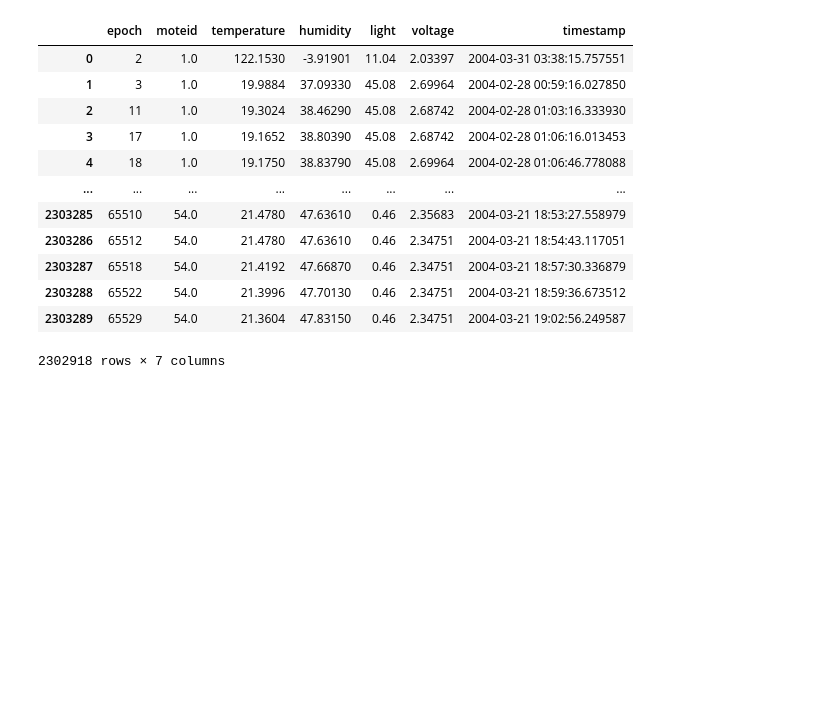
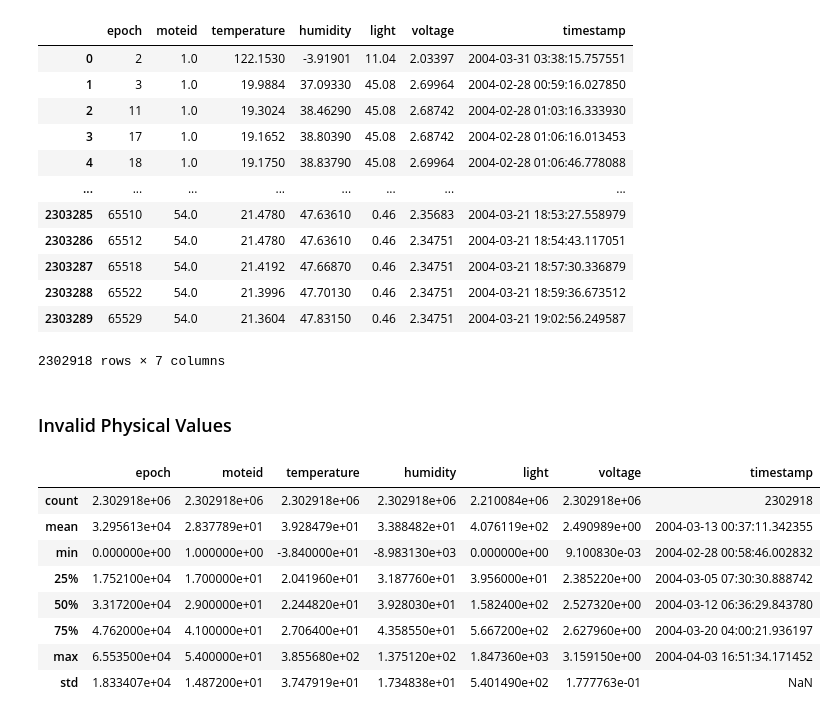
Before and after one commit to bletvaska/airflow101, a Jupyter notebook: notebooks/sensor.data.ipynb, the cells around one changed output. Cells and saved outputs as stored; diff of their text form; code cells hidden in the pictures; blank space fills up the shorter version.

```diff
--- a/notebooks/sensor.data.ipynb
+++ b/notebooks/sensor.data.ipynb
@@ -95,3 +99,17 @@ df
 | 2303288 | 65522 | 54.0 | 21.3996 | 47.70130 | 0.46 | 2.34751 | 2004-03-21 18:59:36.673512 |
 | 2303289 | 65529 | 54.0 | 21.3604 | 47.83150 | 0.46 | 2.34751 | 2004-03-21 19:02:56.249587 |
 2302918 rows × 7 columns
+# %% [markdown]
+### Invalid Physical Values
+# %%
+df.describe()
+# %% [output]
+|  | epoch | moteid | temperature | humidity | light | voltage | timestamp |
+| count | 2.302918e+06 | 2.302918e+06 | 2.302918e+06 | 2.302918e+06 | 2.210084e+06 | 2.302918e+06 | 2302918 |
+| mean | 3.295613e+04 | 2.837789e+01 | 3.928479e+01 | 3.388482e+01 | 4.076119e+02 | 2.490989e+00 | 2004-03-13 00:37:11.342355 |
+| min | 0.000000e+00 | 1.000000e+00 | -3.840000e+01 | -8.983130e+03 | 0.000000e+00 | 9.100830e-03 | 2004-02-28 00:58:46.002832 |
+| 25% | 1.752100e+04 | 1.700000e+01 | 2.041960e+01 | 3.187760e+01 | 3.956000e+01 | 2.385220e+00 | 2004-03-05 07:30:30.888742 |
+| 50% | 3.317200e+04 | 2.900000e+01 | 2.244820e+01 | 3.928030e+01 | 1.582400e+02 | 2.527320e+00 | 2004-03-12 06:36:29.843780 |
+| 75% | 4.762000e+04 | 4.100000e+01 | 2.706400e+01 | 4.358550e+01 | 5.667200e+02 | 2.627960e+00 | 2004-03-20 04:00:21.936197 |
+| max | 6.553500e+04 | 5.400000e+01 | 3.855680e+02 | 1.375120e+02 | 1.847360e+03 | 3.159150e+00 | 2004-04-03 16:51:34.171452 |
+| std | 1.833407e+04 | 1.487200e+01 | 3.747919e+01 | 1.734838e+01 | 5.401490e+02 | 1.777763e-01 | NaN |
```
Also changed, not shown: parts of 4 cells of this notebook.
